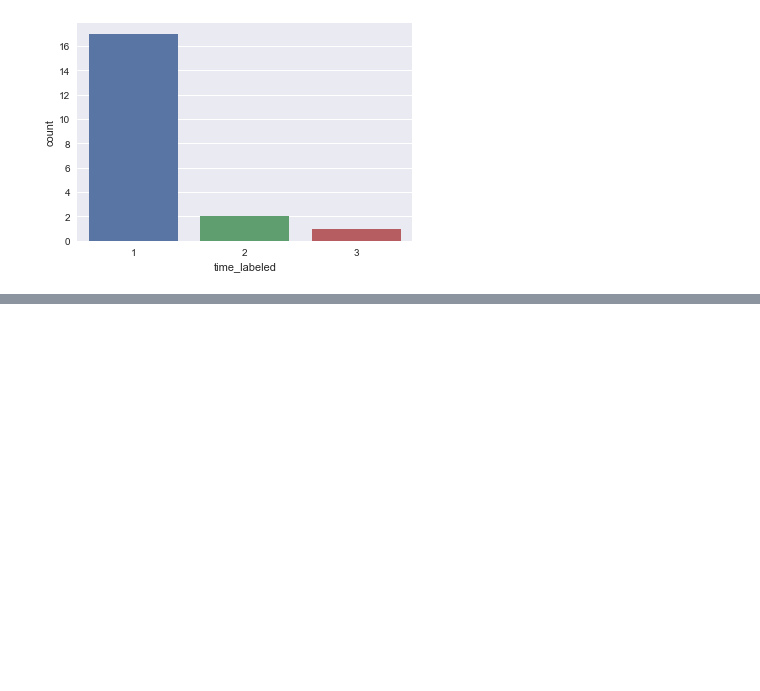
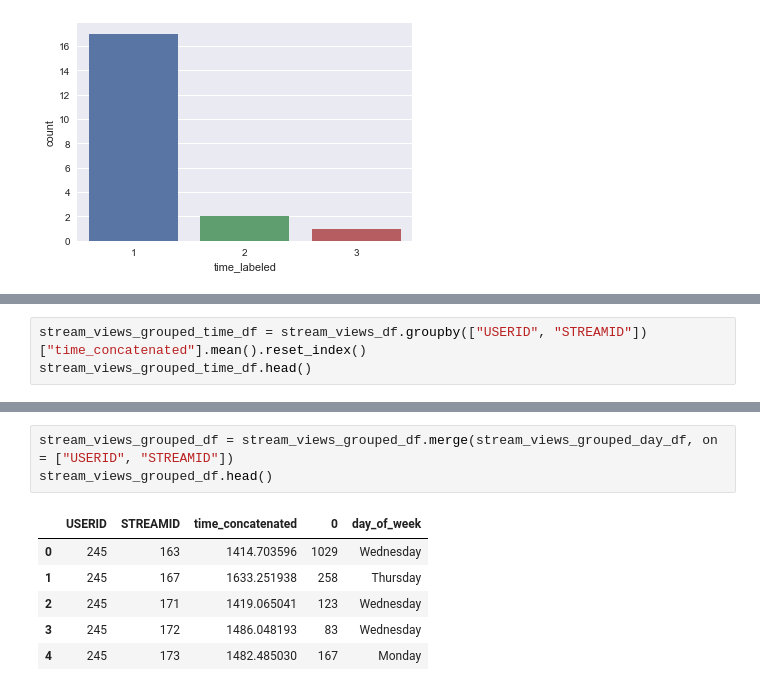
Before and after one commit to ace-racer/ContextualRecommender, a Jupyter notebook: hybird_recommender/exploration/Process raw stream views.ipynb, the cells around one changed output, grey strips where cells are left out. Cells and saved outputs as stored; diff of their text form; blank space fills up the shorter version.

```diff
--- a/hybird_recommender/exploration/Process raw stream views.ipynb
+++ b/hybird_recommender/exploration/Process raw stream views.ipynb
@@ -182,0 +199,3 @@ ax = sns.countplot(x="time_labeled", data=user_views_aggr_df)
+# %%
+stream_views_grouped_time_df = stream_views_df.groupby(["USERID", "STREAMID"])["time_concatenated"].mean().reset_index()
+stream_views_grouped_time_df.head()
@@ -182,0 +240,10 @@ ax = sns.countplot(x="time_labeled", data=user_views_aggr_df)
+# %%
+stream_views_grouped_df = stream_views_grouped_df.merge(stream_views_grouped_day_df, on = ["USERID", "STREAMID"])
+stream_views_grouped_df.head()
+# %% [output]
+|  | USERID | STREAMID | time_concatenated | 0 | day_of_week |
+| 0 | 245 | 163 | 1414.703596 | 1029 | Wednesday |
+| 1 | 245 | 167 | 1633.251938 | 258 | Thursday |
+| 2 | 245 | 171 | 1419.065041 | 123 | Wednesday |
+| 3 | 245 | 172 | 1486.048193 | 83 | Wednesday |
+| 4 | 245 | 173 | 1482.485030 | 167 | Monday |
```
Also changed, not shown: parts of 11 cells of this notebook.
